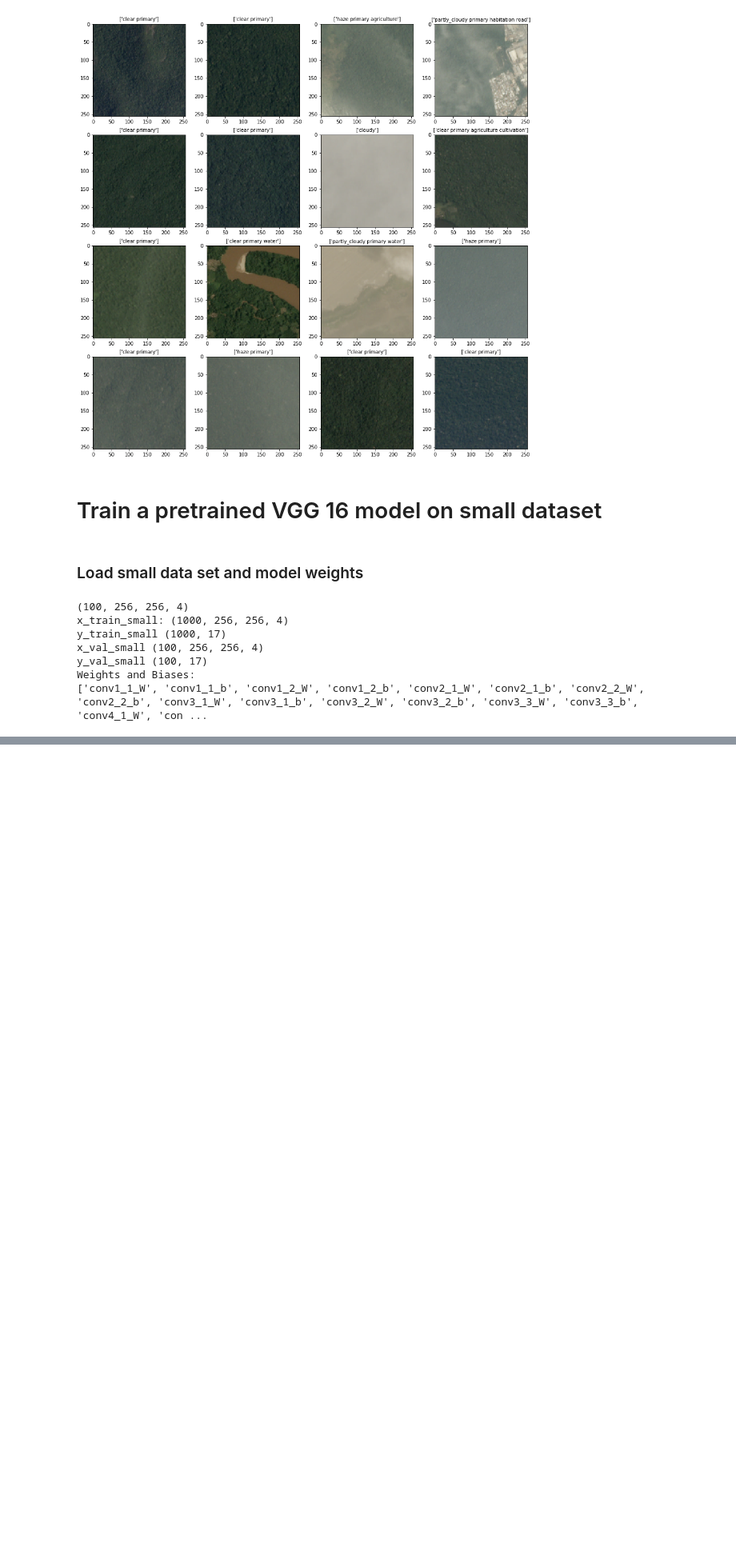
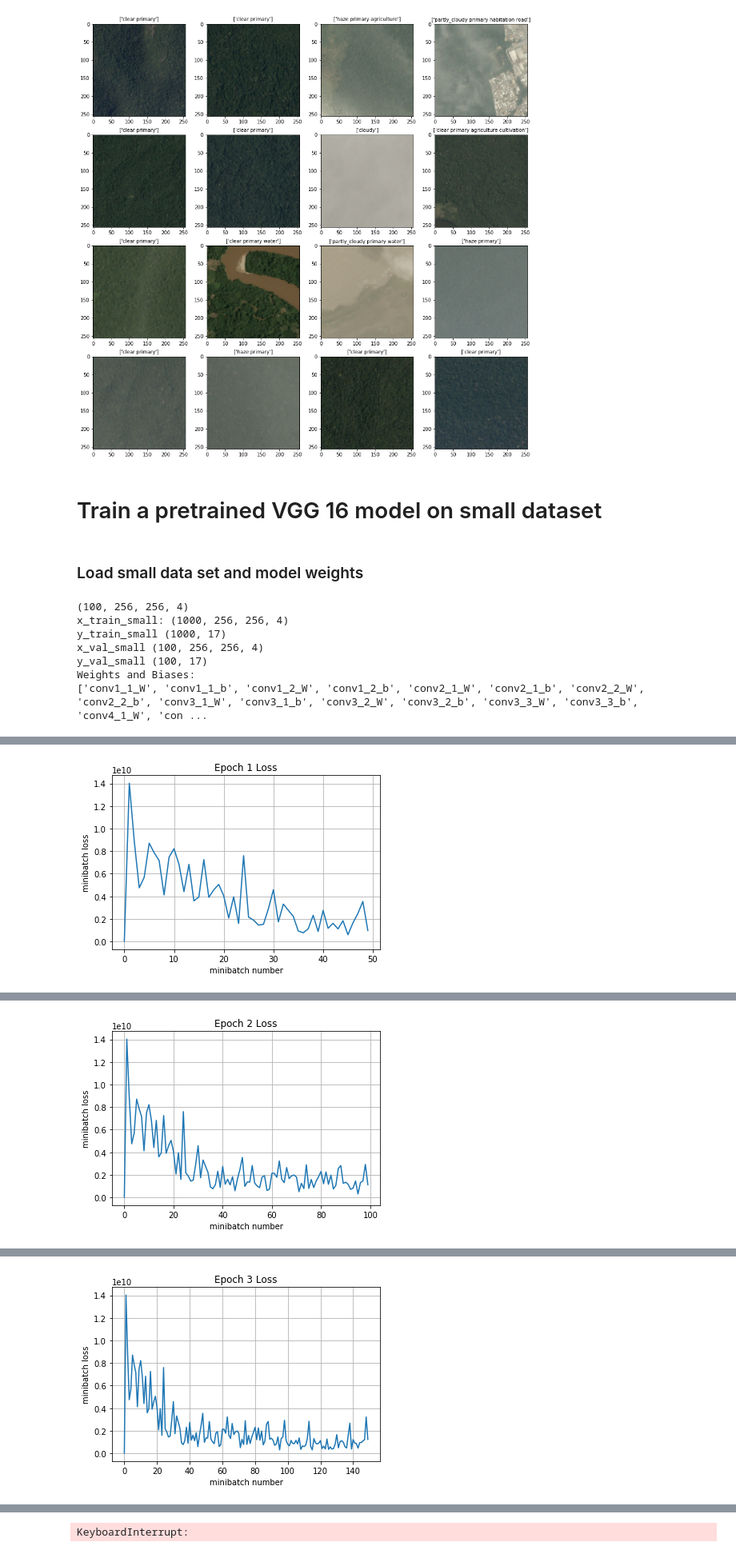
Before and after one commit to chaovite/cs231n-kaggle-amazon, a Jupyter notebook: main_visu.ipynb, the cells around one changed output, grey strips where cells are left out. Shown at 80% size. Drawn from its saved outputs; the diff is of its cells as text; code cells hidden in the pictures; blank space fills up the shorter version.

Commit message:
First working version of pretrained VGG16 Model. Previous failure mostly is a result of bad initialization

```diff
--- a/main_visu.ipynb
+++ b/main_visu.ipynb
@@ -149,6 +149,7 @@ for i in range(16):
 # %% [markdown]
 ### Load small data set and model weights
 # %%
+data_root='data'
 npzfile_small = np.load(os.path.join(data_root,'train_data_small.npz'))
 print(npzfile_small['x_val'].shape)
 # load small data set
@@ -179,18 +180,20 @@ from models.vgg16_trainable import vgg16_trainable as vgg16
 tf.reset_default_graph()
 x_mean = np.reshape(x_train_small,(-1, 4)).mean(axis=0)[np.newaxis,np.newaxis,np.newaxis,:3]
 print(x_mean)
-with tf.Session() as sess:
-    with tf.device("/gpu:0"): #"/cpu:0" or "/gpu:0"
-        #define model
-        vgg = vgg16(vgg16_weights_path, sess, height=224, width=224,
-                              channel=3, num_classes=17, x_mean=x_mean)
-        # intialize
-        op_init = tf.global_variables_initializer()
-        sess.run(op_init)
-        print('Training')
-        vgg.run_model(sess, x_train_small[:,:224,:224,:3], y_train_small, x_val_small[:,:224,:224,:3], y_val_small,
-                  epochs=10, batch_size=20, print_every = 50, learning_rate=5e-5,
-                  training = None, plot_losses = False, verbose=True, checkpoint_path = None)
+sess = tf.InteractiveSession()
+with tf.device("/cpu:0"): #"/cpu:0" or "/gpu:0"
+
+    #define model
+    vgg = vgg16(vgg16_weights_path, sess, height=224, width=224,
+                          channel=3, num_classes=17, x_mean=x_mean)
+    init = tf.global_variables_initializer()
+    sess.run(init)
+
+    print('Training')
+    vgg.run_model(sess, x_train_small[:,:224,:224,:3], y_train_small,
+                  x_val_small[:,:224,:224,:3], y_val_small, epochs=10,
+                  batch_size=20, print_every = 50, training = True,
+                  plot_losses = True, verbose=True, checkpoint_path = None)
 #         print('Validation')
 #         run_model(sess,y_out,mean_loss,X_val,y_val,epochs=1,batch_size=64)
 # %% [output]
@@ -213,0 +217 @@ Epoch 3, validation accuracy of 0.000000
+[figure, added]
@@ -214,0 +221 @@ KeyboardInterrupt:
+[figure, added]
@@ -214,0 +225 @@ KeyboardInterrupt:
+[figure, added]
@@ -214,0 +235 @@ KeyboardInterrupt:
+KeyboardInterrupt:
```
Also changed, not shown: parts of 6 cells of this notebook, 1 other file.
